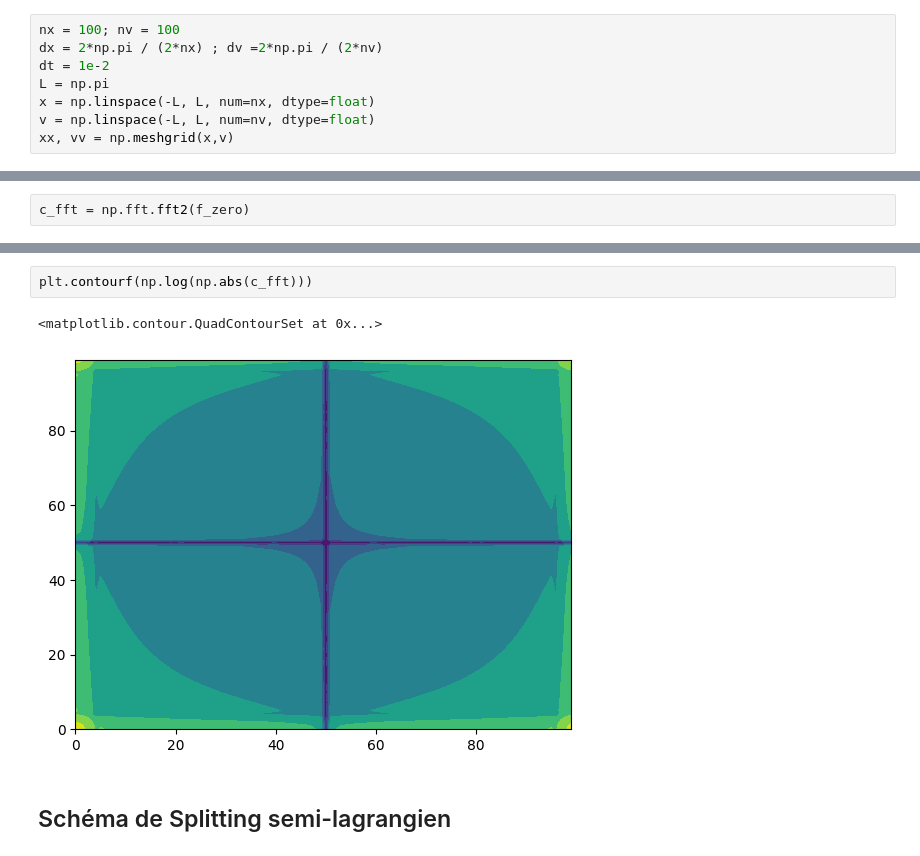
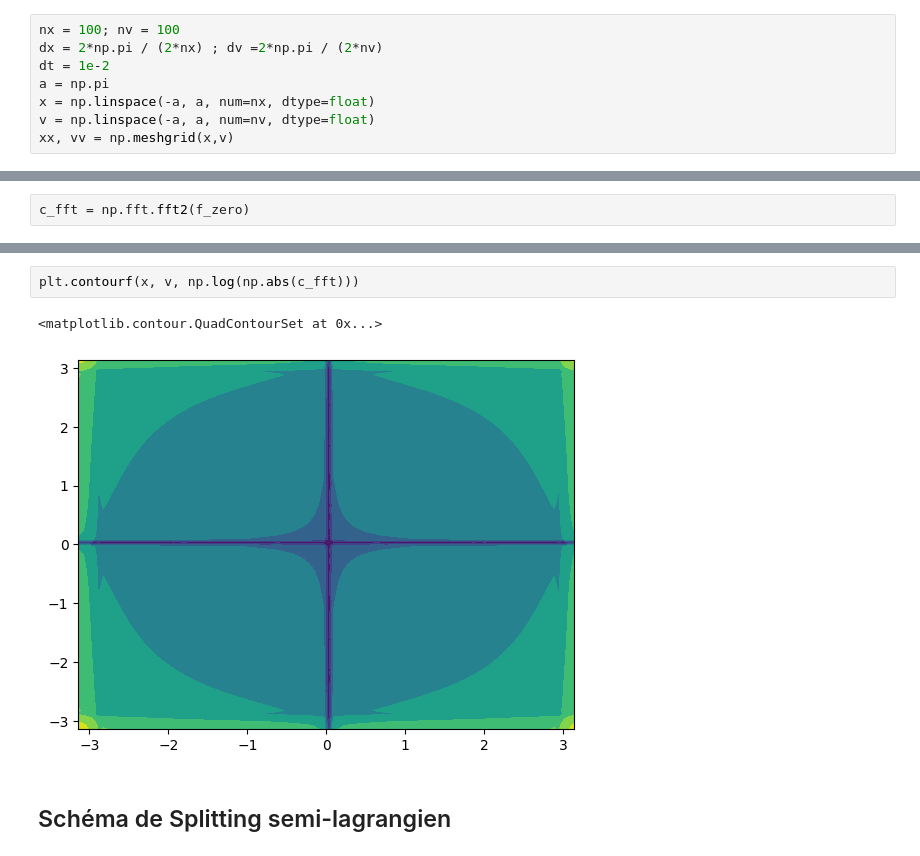
Before and after one commit to chassardmartin/vlasov_bsl, a Jupyter notebook: v1.ipynb, the cells around one changed output, grey strips where cells are left out. Drawn from its saved outputs; the diff is of its cells as text.

```diff
--- a/v1.ipynb
+++ b/v1.ipynb
@@ -22,9 +22,9 @@ On considère un espace des phases en deux dimensions (une d'espace et une de vi
 nx = 100; nv = 100
 dx = 2*np.pi / (2*nx) ; dv =2*np.pi / (2*nv)
 dt = 1e-2
-L = np.pi
-x = np.linspace(-L, L, num=nx, dtype=float)
-v = np.linspace(-L, L, num=nv, dtype=float)
+a = np.pi
+x = np.linspace(-a, a, num=nx, dtype=float)
+v = np.linspace(-a, a, num=nv, dtype=float)
 xx, vv = np.meshgrid(x,v)
 # %% [markdown]
 ## Condition initiale
@@ -379,8 +403,8 @@ c_fft = np.fft.fft2(f_zero)
 # %%
-plt.contourf(np.log(np.abs(c_fft)))
+plt.contourf(x, v, np.log(np.abs(c_fft)))
 # %% [output]
 <matplotlib.contour.QuadContourSet at 0x...>
-[figure, old version]
+[figure, new version]
 # %% [markdown]
 ## Schéma de Splitting semi-lagrangien
 # %% [markdown]
```
Also changed, not shown: parts of 37 cells of this notebook.
